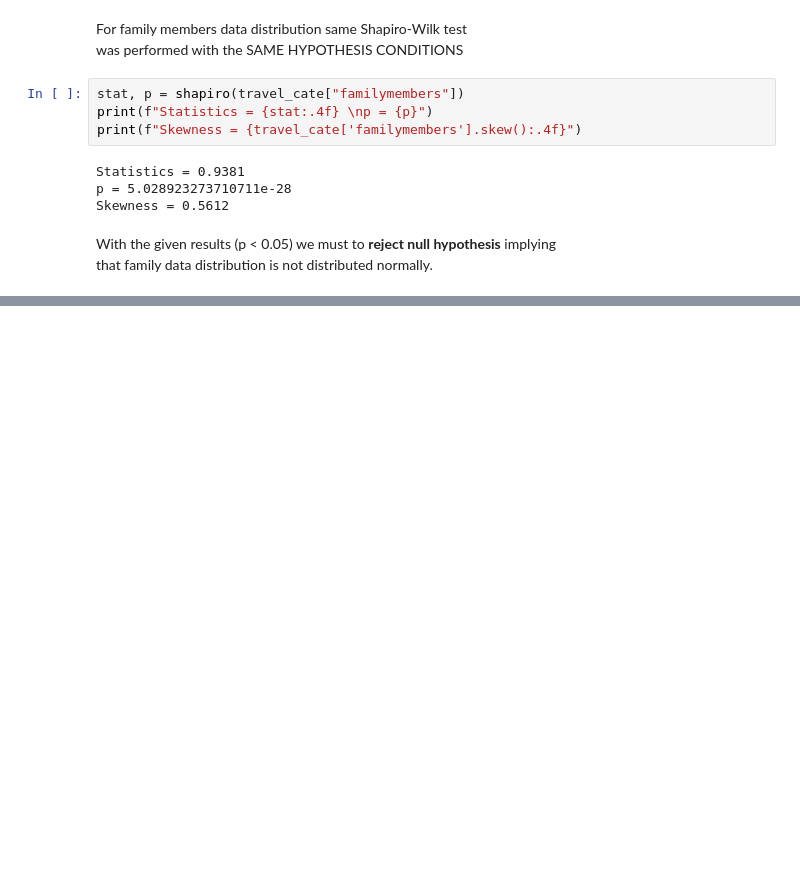
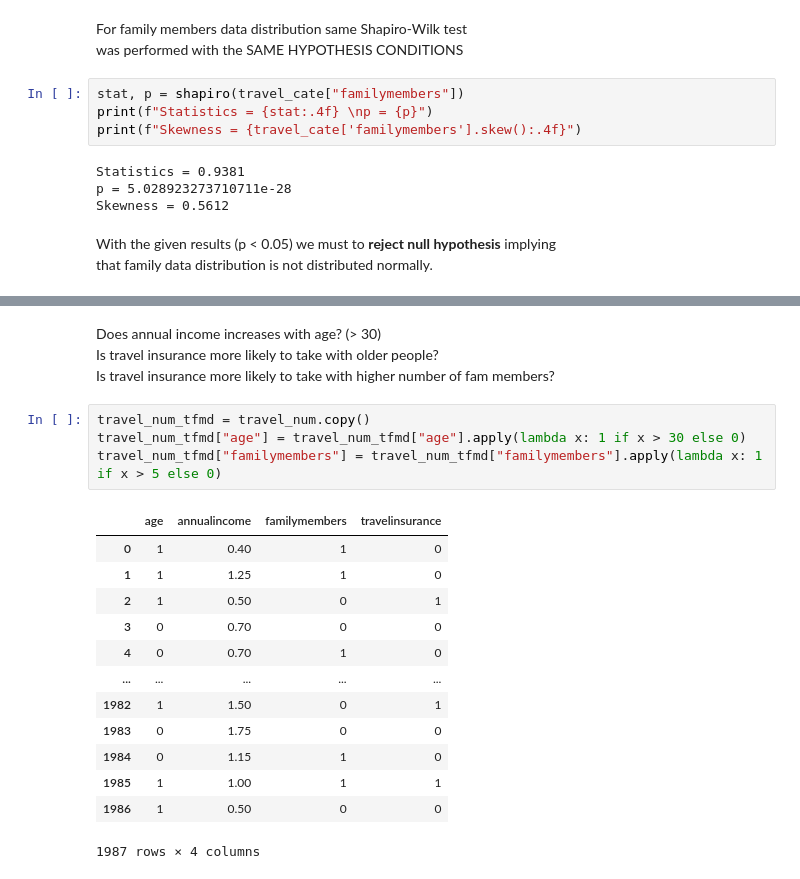
Before and after one commit to ShariYo/Modul3_Sprint1, a Jupyter notebook: project/main.ipynb, the cells around one changed output, grey strips where cells are left out. Cells and saved outputs as stored; diff of their text form; blank space fills up the shorter version.

```diff
--- a/project/main.ipynb
+++ b/project/main.ipynb
@@ -202,0 +217,22 @@ that family data distribution is not distributed normally.
+# %% [markdown]
+Does annual income increases with age? (> 30)
+Is travel insurance more likely to take with older people?
+Is travel insurance more likely to take with higher number of fam members?
+# %%
+travel_num_tfmd = travel_num.copy()
+travel_num_tfmd["age"] = travel_num_tfmd["age"].apply(lambda x: 1 if x > 30 else 0)
+travel_num_tfmd["familymembers"] = travel_num_tfmd["familymembers"].apply(lambda x: 1 if x > 5 else 0)
+# %% [output]
+|  | age | annualincome | familymembers | travelinsurance |
+| 0 | 1 | 0.40 | 1 | 0 |
+| 1 | 1 | 1.25 | 1 | 0 |
+| 2 | 1 | 0.50 | 0 | 1 |
+| 3 | 0 | 0.70 | 0 | 0 |
+| 4 | 0 | 0.70 | 1 | 0 |
+| ... | ... | ... | ... | ... |
+| 1982 | 1 | 1.50 | 0 | 1 |
+| 1983 | 0 | 1.75 | 0 | 0 |
+| 1984 | 0 | 1.15 | 1 | 0 |
+| 1985 | 1 | 1.00 | 1 | 1 |
+| 1986 | 1 | 0.50 | 0 | 0 |
+1987 rows × 4 columns
```
Also changed, not shown: parts of 2 cells of this notebook, 1 other file.
